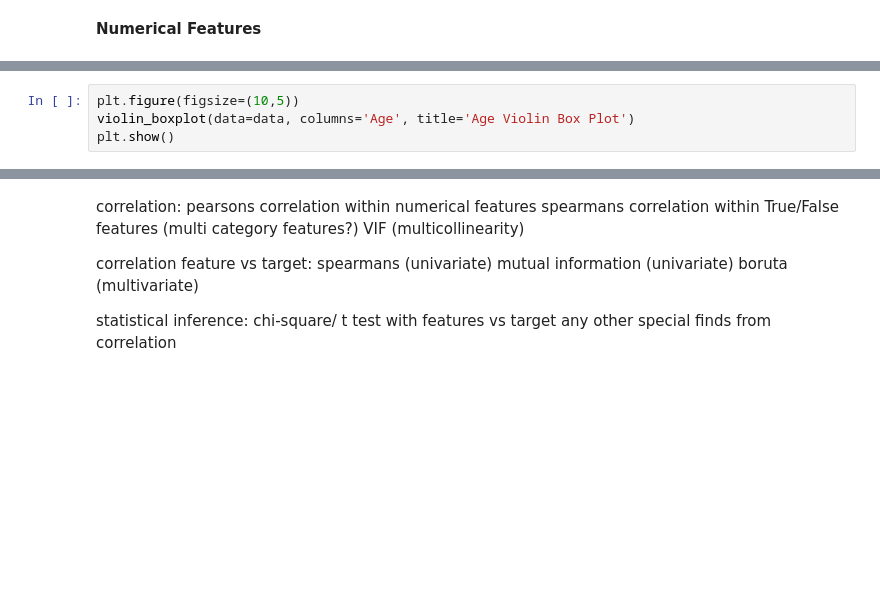
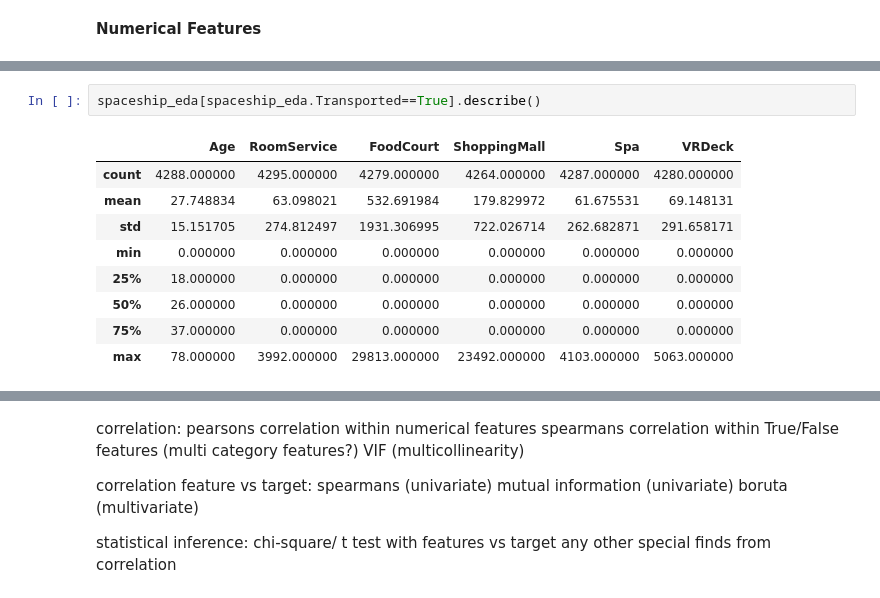
Before and after one commit to CelineChiLamNg/spaceship_prediction, a Jupyter notebook: spaceship_titanic.ipynb, the cells around one changed output, grey strips where cells are left out. Cells and saved outputs as stored; diff of their text form; blank space fills up the shorter version.

```diff
--- a/spaceship_titanic.ipynb
+++ b/spaceship_titanic.ipynb
@@ -253,4 +256,12 @@ TypeError: violin_boxplot() got an unexpected keyword argument 'xlim'
-# %%
-plt.figure(figsize=(10,5))
-violin_boxplot(data=data, columns='Age', title='Age Violin Box Plot')
-plt.show()
+# %%
+spaceship_eda[spaceship_eda.Transported==True].describe()
+# %% [output]
+|  | Age | RoomService | FoodCourt | ShoppingMall | Spa | VRDeck |
+| count | 4288.000000 | 4295.000000 | 4279.000000 | 4264.000000 | 4287.000000 | 4280.000000 |
+| mean | 27.748834 | 63.098021 | 532.691984 | 179.829972 | 61.675531 | 69.148131 |
+| std | 15.151705 | 274.812497 | 1931.306995 | 722.026714 | 262.682871 | 291.658171 |
+| min | 0.000000 | 0.000000 | 0.000000 | 0.000000 | 0.000000 | 0.000000 |
+| 25% | 18.000000 | 0.000000 | 0.000000 | 0.000000 | 0.000000 | 0.000000 |
+| 50% | 26.000000 | 0.000000 | 0.000000 | 0.000000 | 0.000000 | 0.000000 |
+| 75% | 37.000000 | 0.000000 | 0.000000 | 0.000000 | 0.000000 | 0.000000 |
+| max | 78.000000 | 3992.000000 | 29813.000000 | 23492.000000 | 4103.000000 | 5063.000000 |
```
Also changed, not shown: parts of 7 cells of this notebook, 1 other file.
